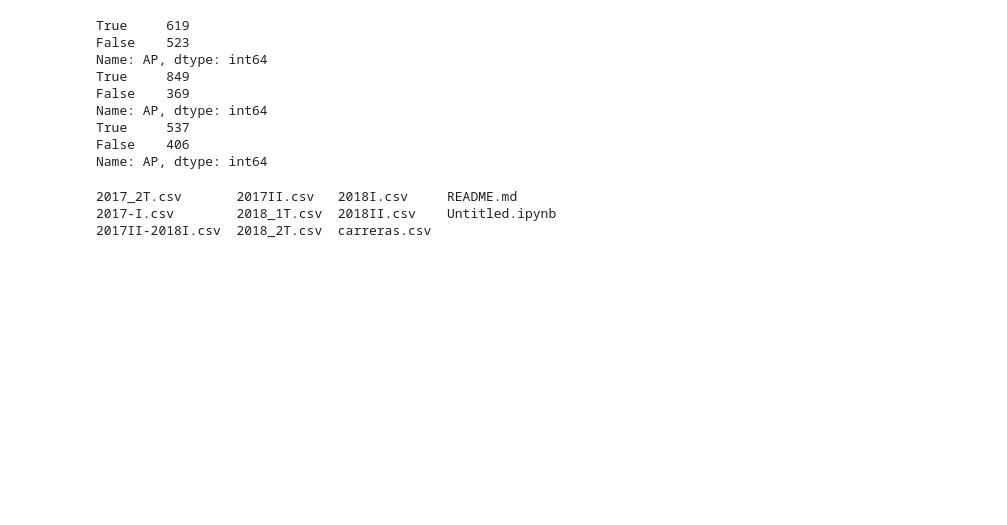
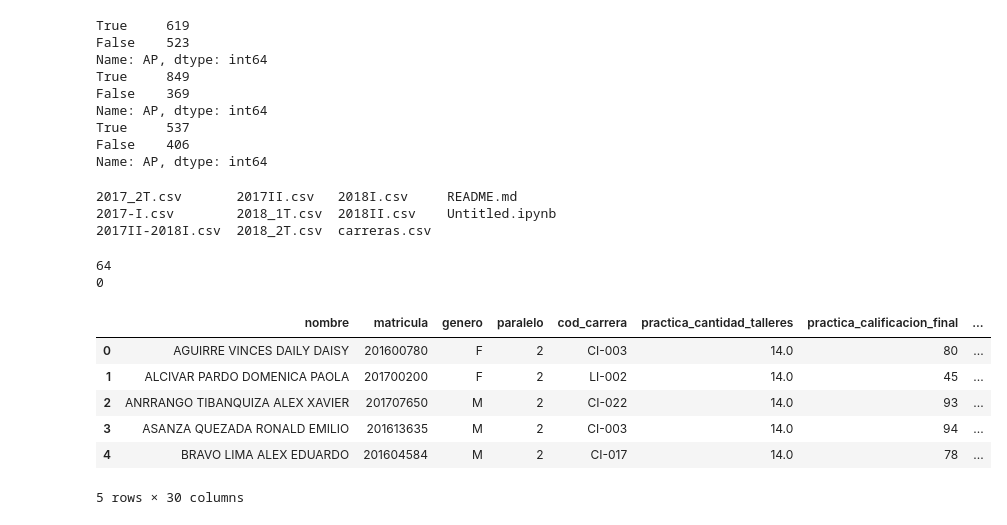
Before and after one commit to obayona/FP-data, a Jupyter notebook: AgregarColumnas.ipynb, the cells around one changed output. Saved outputs shown, nothing was run; the diff lists cells and outputs as text; code cells hidden in the pictures; blank space fills up the shorter version.

```diff
--- a/AgregarColumnas.ipynb
+++ b/AgregarColumnas.ipynb
@@ -131,3 +135,23 @@ for i, filename in enumerate(("2017_2T", "2018_1T", "2018_2T")):
 2017_2T.csv       2017II.csv   2018I.csv     README.md
 2017-I.csv        2018_1T.csv  2018II.csv    Untitled.ipynb
 2017II-2018I.csv  2018_2T.csv  carreras.csv
+# %%
+df = dfs[2]
+retirados = df[df.retirado]
+print(len(retirados))
+ret_ap = retirados[retirados.AP]
+print(len(ret_ap))
+# %% [output]
+64
+0
+# %%
+df_2017 = pd.read_csv("2017-I.csv", sep=";")
+df_2017.head()
+# %% [output]
+|  | nombre | matricula | genero | paralelo | cod_carrera | practica_cantidad_talleres | practica_calificacion_final | ... |
+| 0 | AGUIRRE VINCES DAILY DAISY | 201600780 | F | 2 | CI-003 | 14.0 | 80 | ... |
+| 1 | ALCIVAR PARDO DOMENICA PAOLA | 201700200 | F | 2 | LI-002 | 14.0 | 45 | ... |
+| 2 | ANRRANGO TIBANQUIZA ALEX XAVIER | 201707650 | M | 2 | CI-022 | 14.0 | 93 | ... |
+| 3 | ASANZA QUEZADA RONALD EMILIO | 201613635 | M | 2 | CI-003 | 14.0 | 94 | ... |
+| 4 | BRAVO LIMA ALEX EDUARDO | 201604584 | M | 2 | CI-017 | 14.0 | 78 | ... |
+5 rows × 30 columns
```
Also changed, not shown: parts of 15 cells of this notebook, 13 other files.
